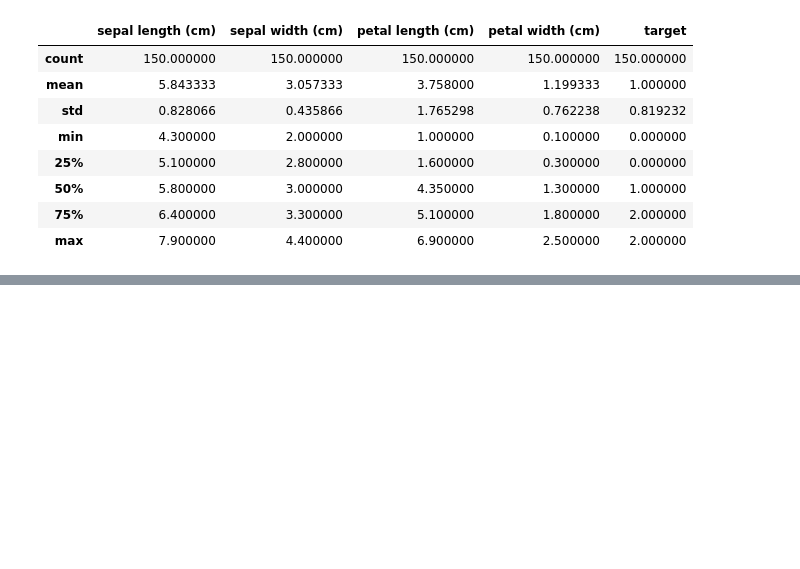
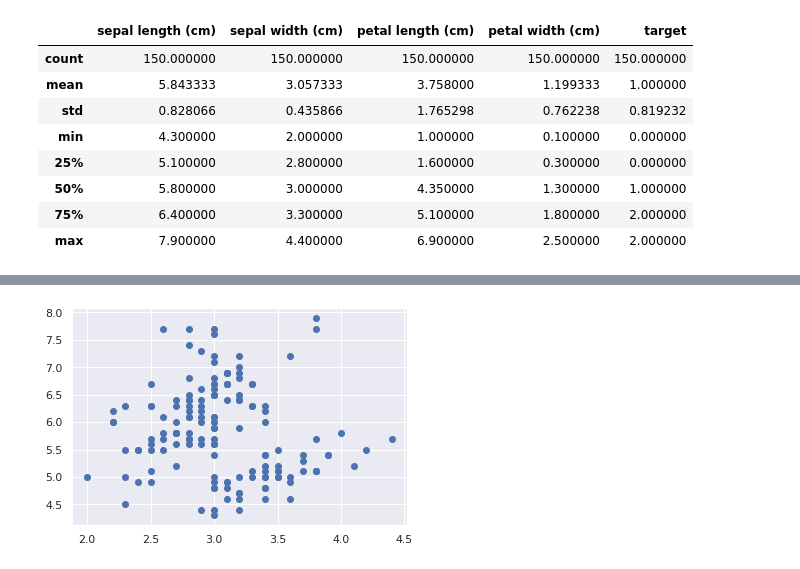
Before and after one commit to paulo-santos-ds/Estatistica, a Jupyter notebook: Estatistica.ipynb, the cells around one changed output, grey strips where cells are left out. Drawn from its saved outputs; the diff is of its cells as text; code cells hidden in the pictures; blank space fills up the shorter version.

```diff
--- a/Estatistica.ipynb
+++ b/Estatistica.ipynb
@@ -132,0 +142,5 @@ plt.show()
+# %%
+plt.scatter(df['sepal width (cm)'], df['sepal length (cm)'])
+plt.show()
+# %% [output]
+[figure, added]
```
Also changed, not shown: parts of 9 cells of this notebook.
